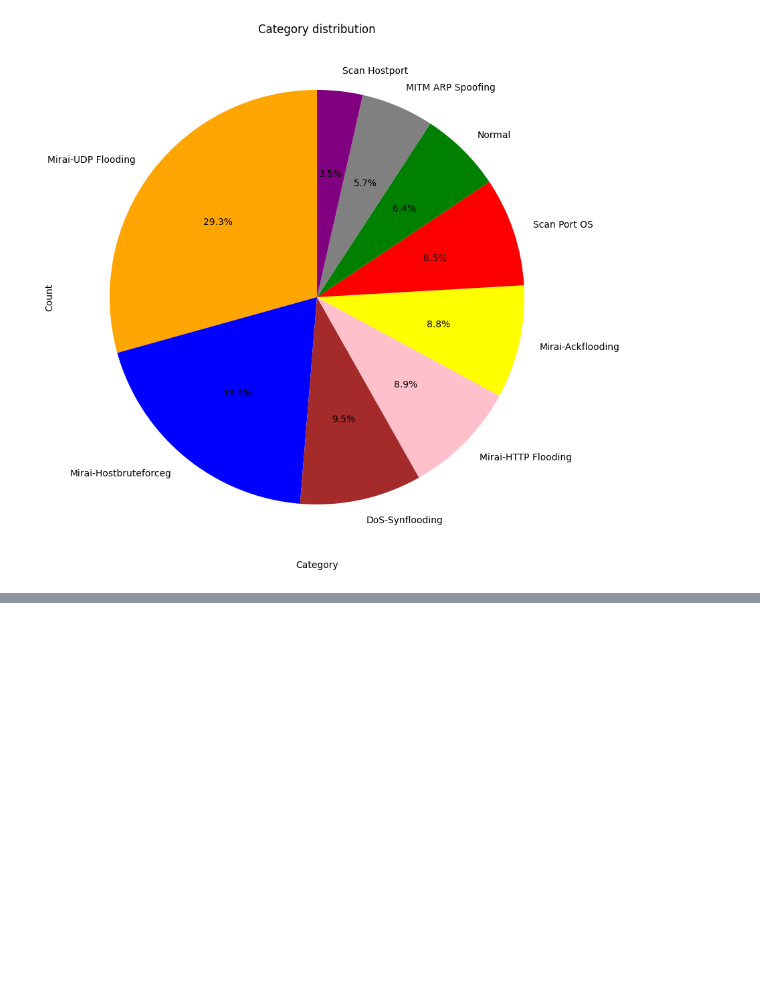
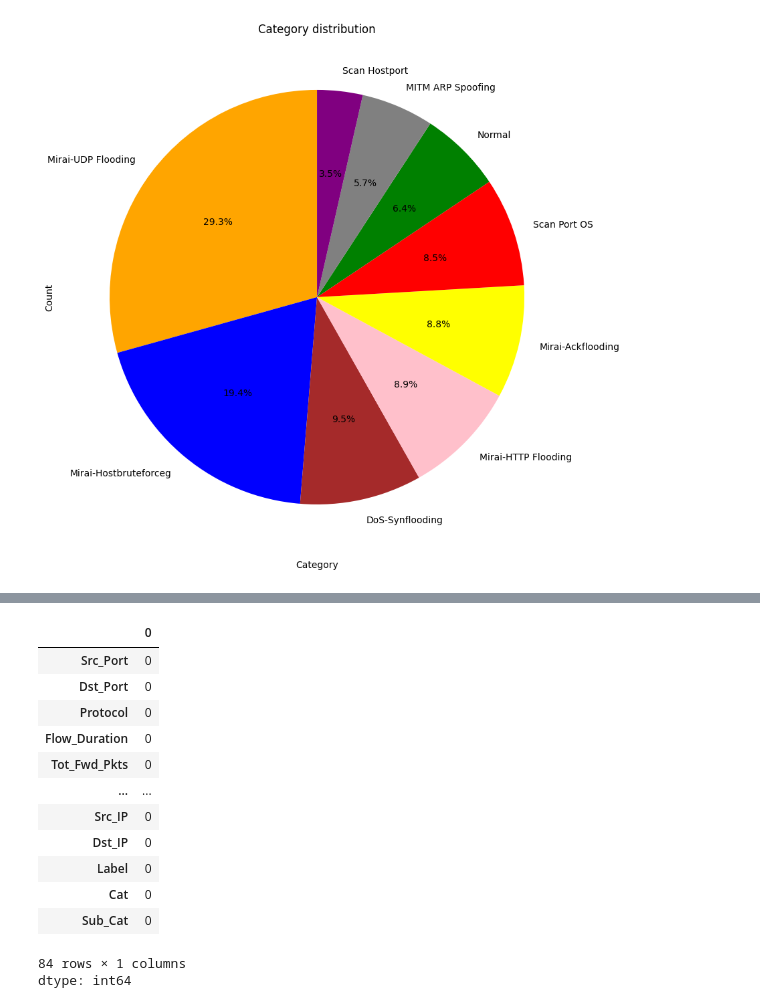
Before and after one commit to nonyeashley/Network-Intrusion-Detection-Using-Ensemble-Method-, a Jupyter notebook: Network_Intrusion.ipynb, the cells around one changed output, grey strips where cells are left out. Drawn from its saved outputs; the diff is of its cells as text; code cells hidden in the pictures; blank space fills up the shorter version.

```diff
--- a/Network_Intrusion.ipynb
+++ b/Network_Intrusion.ipynb
@@ -221,0 +397,17 @@ plt.show()
+# %%
+df.isnull().sum()
+# %% [output]
+|  | 0 |
+| Src_Port | 0 |
+| Dst_Port | 0 |
+| Protocol | 0 |
+| Flow_Duration | 0 |
+| Tot_Fwd_Pkts | 0 |
+| ... | ... |
+| Src_IP | 0 |
+| Dst_IP | 0 |
+| Label | 0 |
+| Cat | 0 |
+| Sub_Cat | 0 |
+84 rows × 1 columns
+dtype: int64
```
Also changed, not shown: parts of 17 cells of this notebook.
